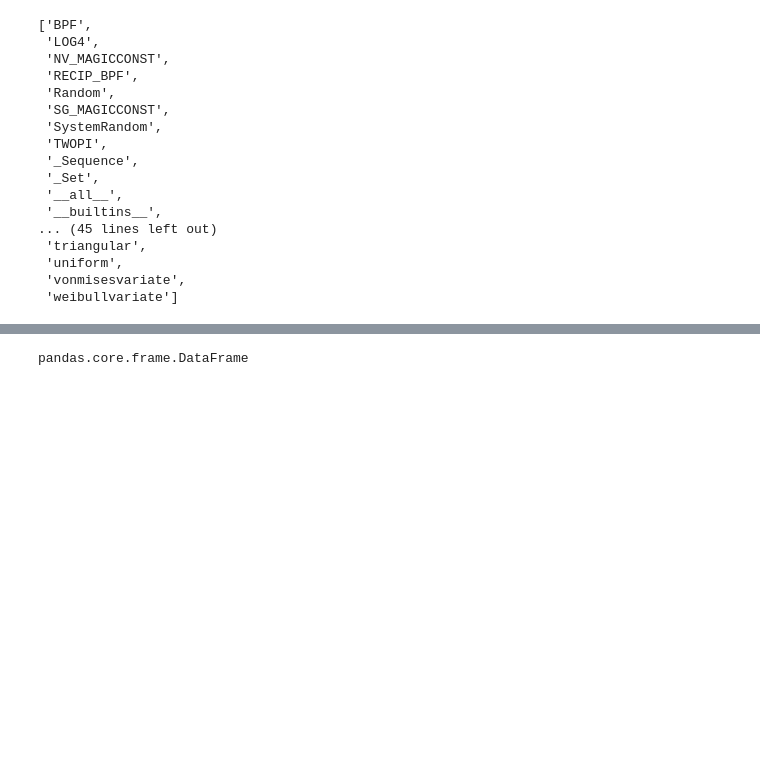
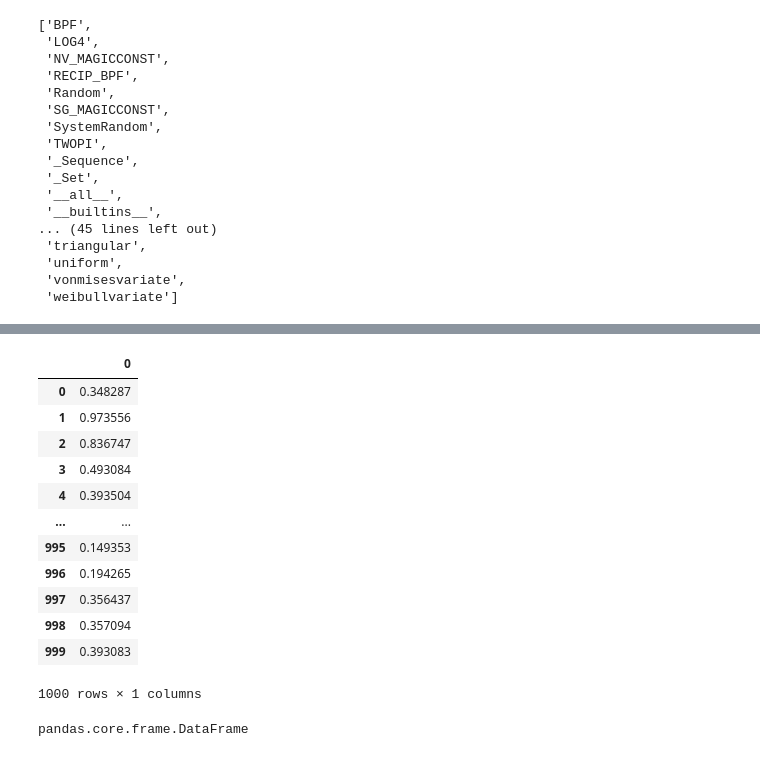
Before and after one commit to anil-k-rajamoni18/Python_Oct_2K22, a Jupyter notebook: clsJupyterFiles/ML/Numpy in details.ipynb, the cells around one changed output, grey strips where cells are left out. Drawn from its saved outputs; the diff is of its cells as text; code cells hidden in the pictures; blank space fills up the shorter version.

```diff
--- a/clsJupyterFiles/ML/Numpy in details.ipynb
+++ b/clsJupyterFiles/ML/Numpy in details.ipynb
@@ -641,6 +946,22 @@ import pandas as pd
 
 df = pd.DataFrame(np.random.rand(1000)) #uniform distribution
 # df.plot()
+# %%
+df
+# %% [output]
+|  | 0 |
+| 0 | 0.348287 |
+| 1 | 0.973556 |
+| 2 | 0.836747 |
+| 3 | 0.493084 |
+| 4 | 0.393504 |
+| ... | ... |
+| 995 | 0.149353 |
+| 996 | 0.194265 |
+| 997 | 0.356437 |
+| 998 | 0.357094 |
+| 999 | 0.393083 |
+1000 rows × 1 columns
 # %%
 type(df)
 # %% [output]
```
Also changed, not shown: parts of 121 cells of this notebook, 17 other files.
